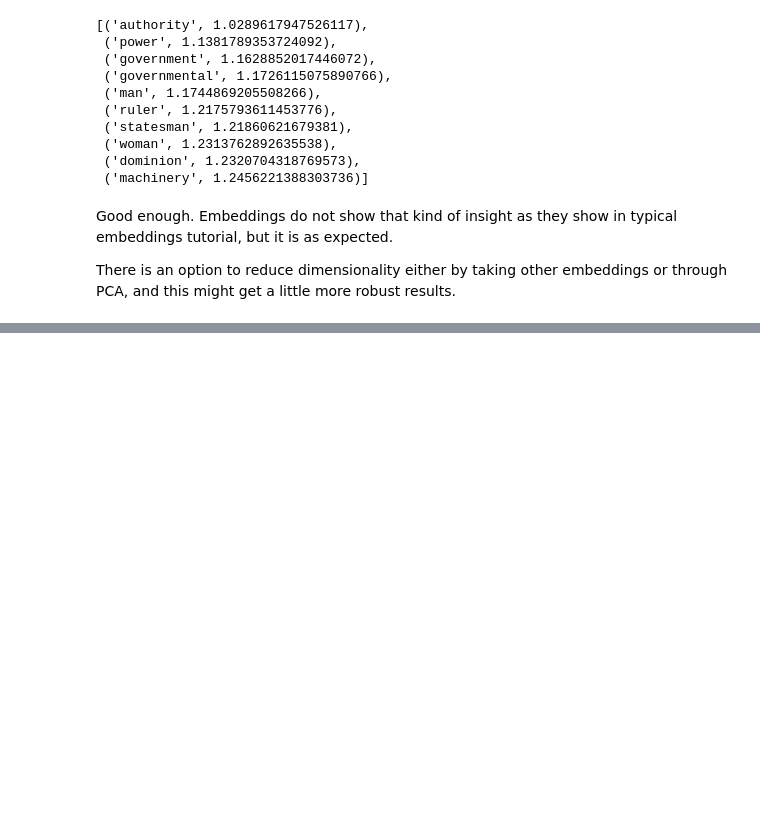
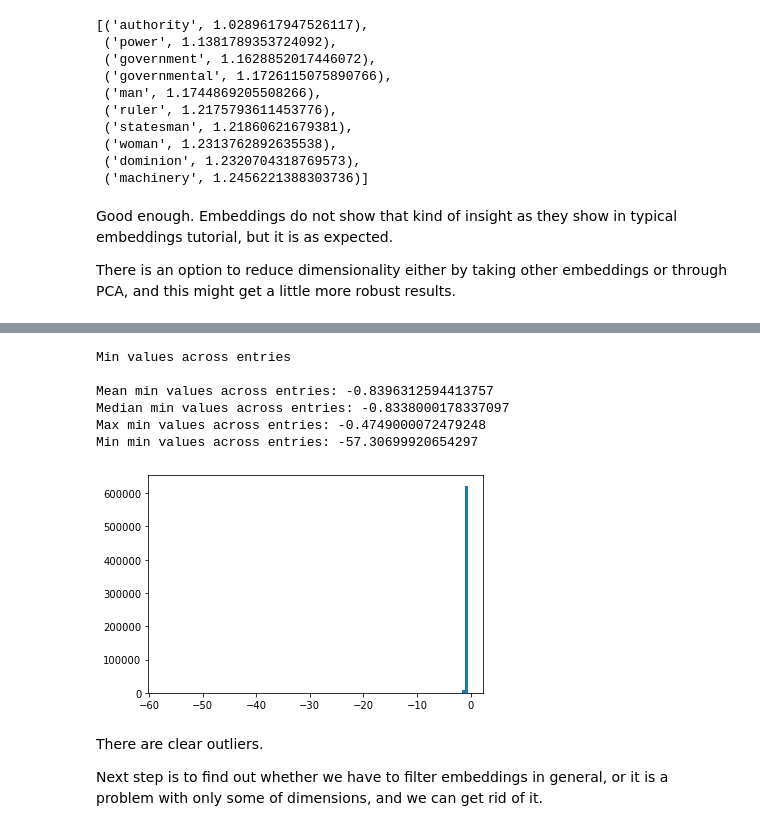
Before and after one commit to MrDVolk/text-generation, a Jupyter notebook: embeddings-analysis.ipynb, the cells around one changed output, grey strips where cells are left out. Saved outputs shown, nothing was run; the diff lists cells and outputs as text; code cells hidden in the pictures; blank space fills up the shorter version.

```diff
--- a/embeddings-analysis.ipynb
+++ b/embeddings-analysis.ipynb
@@ -31,0 +92,14 @@ There is an option to reduce dimensionality either by taking other embeddings or
+# %%
+plot_distribution(min_values, 'min values across entries')
+# %% [output]
+Min values across entries
+
+Mean min values across entries: -0.8396312594413757
+Median min values across entries: -0.8338000178337097
+Max min values across entries: -0.4749000072479248
+Min min values across entries: -57.30699920654297
+[figure, added]
+# %% [markdown]
+There are clear outliers.
+
+Next step is to find out whether we have to filter embeddings in general, or it is a problem with only some of dimensions, and we can get rid of it.
```
Also changed, not shown: parts of 22 cells of this notebook, 1 other file.
